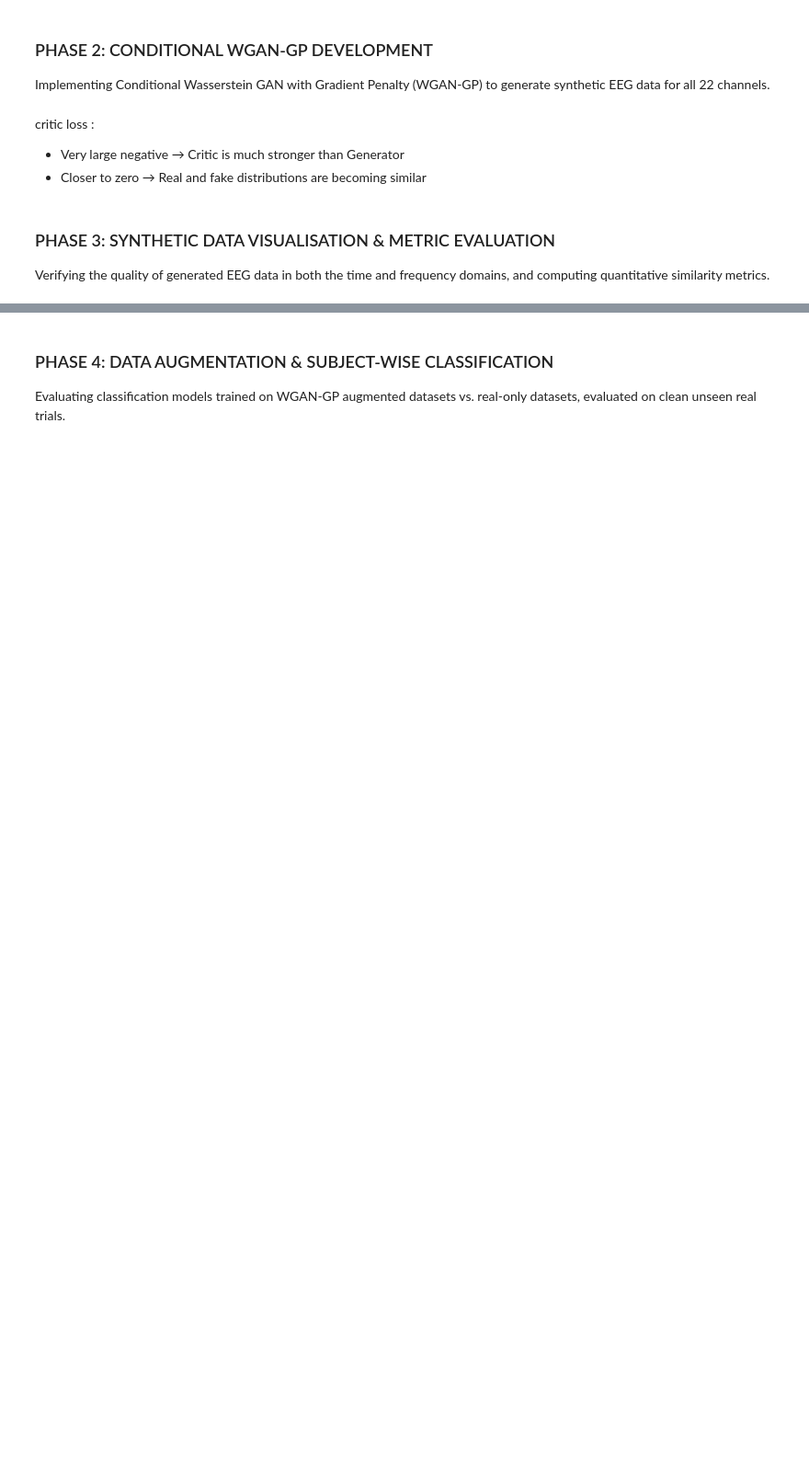
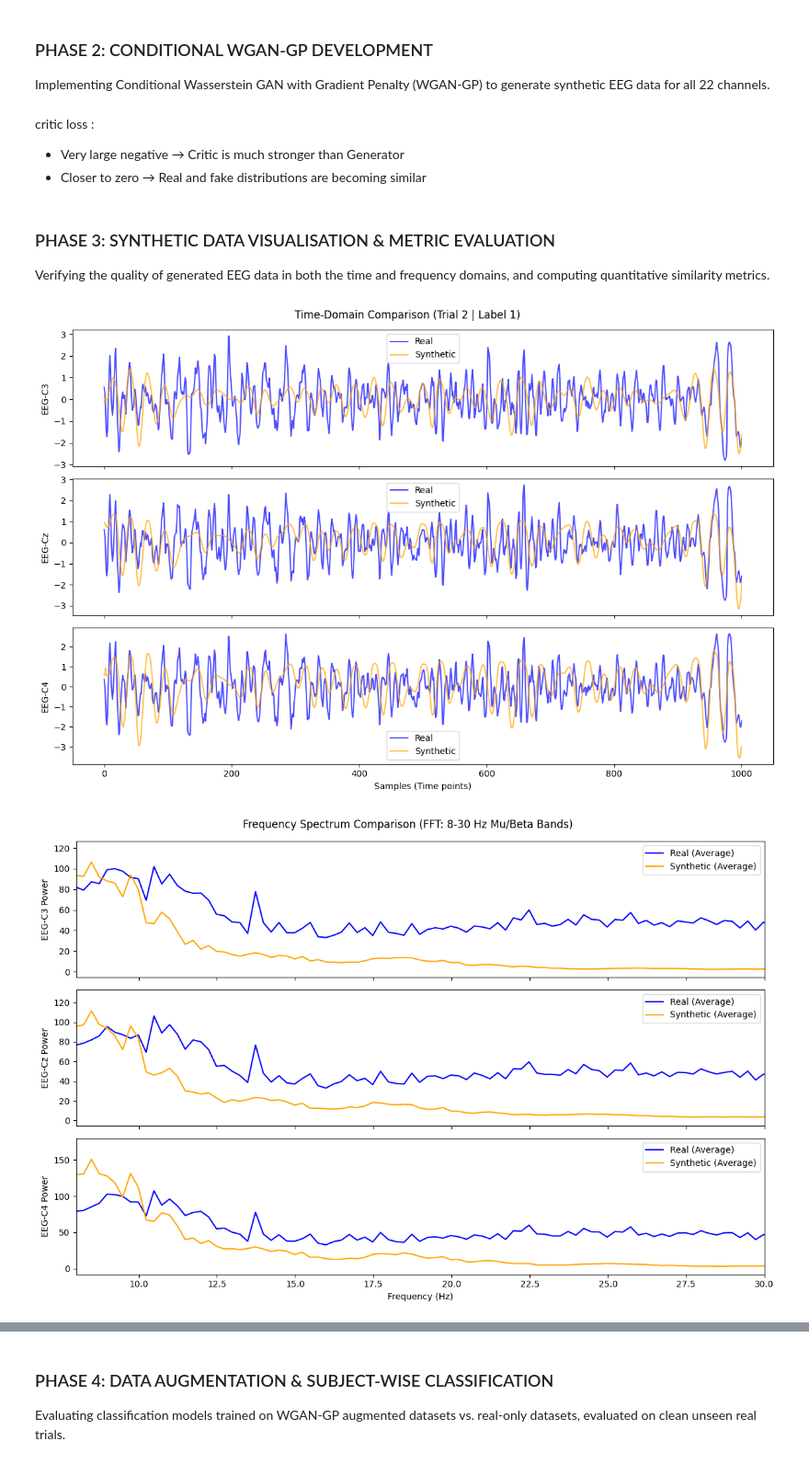
Before and after one commit to Rakeshmalviya88/motor-imagery-eeg-gan, a Jupyter notebook: clean_code_v11.ipynb, the cells around one changed output, grey strips where cells are left out. Shown at 92% size. Saved outputs shown, nothing was run; the diff lists cells and outputs as text; code cells hidden in the pictures; blank space fills up the shorter version.

```diff
--- a/clean_code_v11.ipynb
+++ b/clean_code_v11.ipynb
@@ -254,5 +265,44 @@ def train_wgan_gp_for_subject(X_real_data, y_train_data, epochs=100, verbose=Fal
 # %% [markdown]
 ### PHASE 3: SYNTHETIC DATA VISUALISATION & METRIC EVALUATION
 Verifying the quality of generated EEG data in both the time and frequency domains, and computing quantitative similarity metrics.
+# %%
+# STEP 2: TIME DOMAIN PLOTS (C3, Cz, C4 corresponding to indices 0, 1, 2)
+trial_idx = 2
+channels = ["EEG-C3", "EEG-Cz", "EEG-C4"]
+
+fig, axes = plt.subplots(3, 1, figsize=(12, 8), sharex=True)
+for ch_idx, ch_name in enumerate(channels):
+    axes[ch_idx].plot(X_train_norm_demo[trial_idx, ch_idx, :], label="Real", color="blue", alpha=0.7)
+    axes[ch_idx].plot(X_fake[trial_idx, ch_idx, :], label="Synthetic", color="orange", alpha=0.7)
+    axes[ch_idx].set_ylabel(ch_name)
+    axes[ch_idx].legend()
+
+axes[2].set_xlabel("Samples (Time points)")
+plt.suptitle(f"Time-Domain Comparison (Trial {trial_idx} | Label {y_train_demo[trial_idx]})")
+plt.tight_layout()
+plt.show()
+
+# STEP 3: FREQUENCY SPECTRA PLOTS (FFT: 8-30 Hz Mu/Beta Bands)
+sfreq = 250
+freqs = np.fft.rfftfreq(1001, d=1/sfreq)
+
+real_fft = np.abs(np.fft.rfft(X_train_norm_demo, axis=2))
+fake_fft = np.abs(np.fft.rfft(X_fake, axis=2))
+
+fig, axes = plt.subplots(3, 1, figsize=(12, 8), sharex=True)
+for ch_idx, ch_name in enumerate(channels):
+    axes[ch_idx].plot(freqs, real_fft.mean(axis=0)[ch_idx, :], label="Real (Average)", color="blue")
+    axes[ch_idx].plot(freqs, fake_fft.mean(axis=0)[ch_idx, :], label="Synthetic (Average)", color="orange")
+    axes[ch_idx].set_xlim(8, 30) # Focus on Mu and Beta bands
+    axes[ch_idx].set_ylabel(f"{ch_name} Power")
+    axes[ch_idx].legend()
+
+axes[2].set_xlabel("Frequency (Hz)")
+plt.suptitle("Frequency Spectrum Comparison (FFT: 8-30 Hz Mu/Beta Bands)")
+plt.tight_layout()
+plt.show()
+# %% [output]
+[figure, added]
+[figure, added]
 # %%
 # STEP 1: GENERATE SYNTHETIC DATA FOR SUBJECT 1 DEMO (22 CHANNELS)
```
Also changed, not shown: parts of 6 cells of this notebook, 4 other files.
